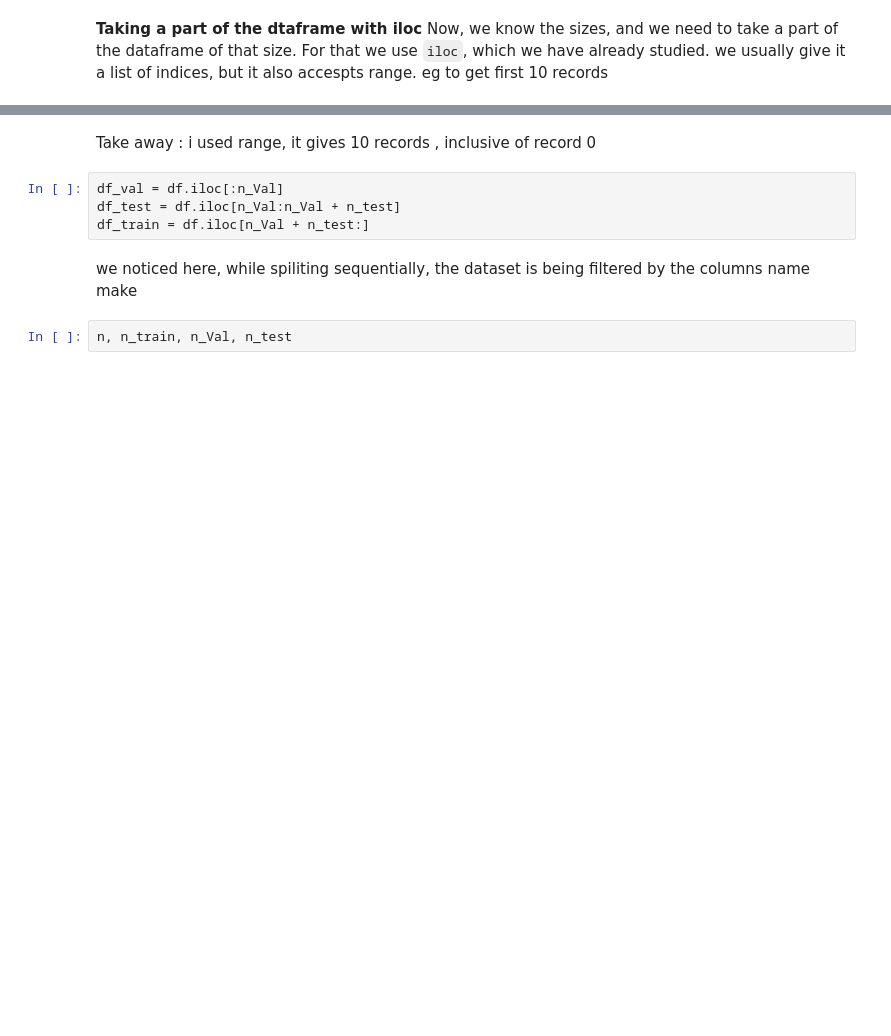
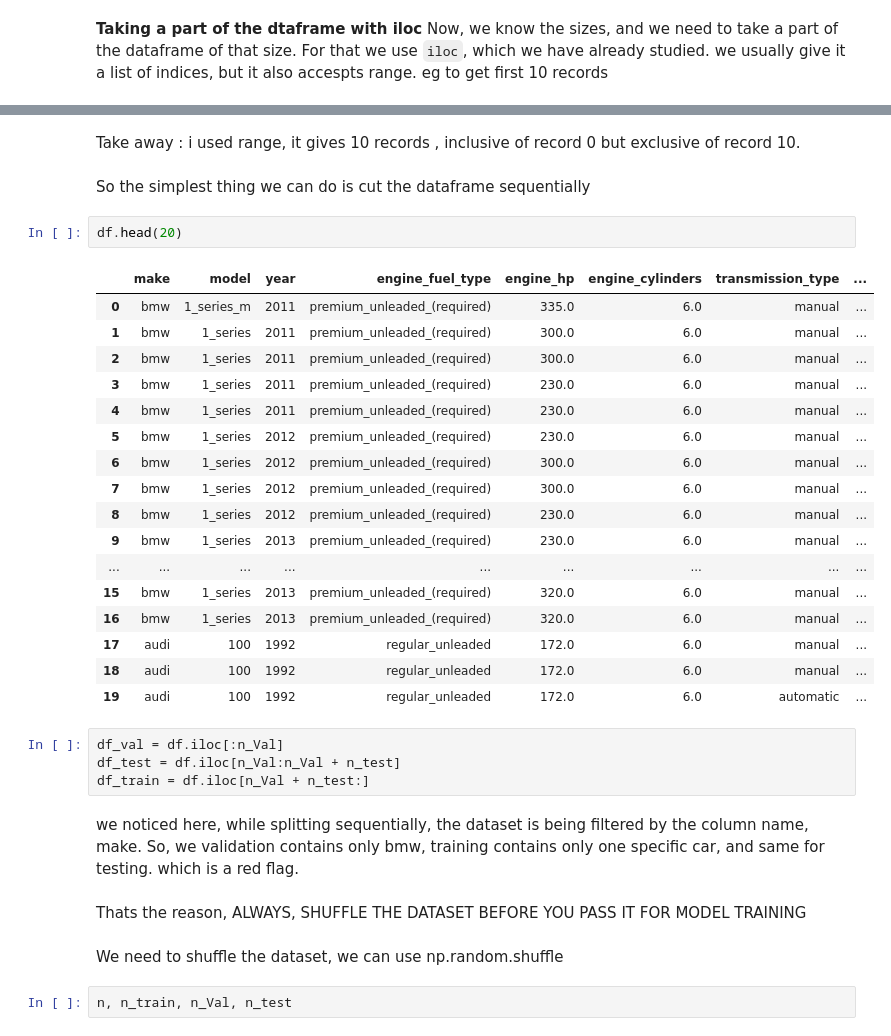
Before and after one commit to asmipandey18/Machine_learning, a Jupyter notebook: Regression_ML.ipynb, the cells around one changed output, grey strips where cells are left out. Drawn from its saved outputs; the diff is of its cells as text; blank space fills up the shorter version.

```diff
--- a/Regression_ML.ipynb
+++ b/Regression_ML.ipynb
@@ -285,13 +285,39 @@ df.iloc[:10]
 | 8 | bmw | 1_series | 2012 | premium_unleaded_(required) | 230.0 | 6.0 | manual | ... |
 | 9 | bmw | 1_series | 2013 | premium_unleaded_(required) | 230.0 | 6.0 | manual | ... |
 # %% [markdown]
-Take away : i used range, it gives 10 records , inclusive of record 0
+Take away : i used range, it gives 10 records , inclusive of record 0 but exclusive of record 10.
+# %% [markdown]
+So the simplest thing we can do is cut the dataframe sequentially
+# %%
+df.head(20)
+# %% [output]
+|  | make | model | year | engine_fuel_type | engine_hp | engine_cylinders | transmission_type | ... |
+| 0 | bmw | 1_series_m | 2011 | premium_unleaded_(required) | 335.0 | 6.0 | manual | ... |
+| 1 | bmw | 1_series | 2011 | premium_unleaded_(required) | 300.0 | 6.0 | manual | ... |
+| 2 | bmw | 1_series | 2011 | premium_unleaded_(required) | 300.0 | 6.0 | manual | ... |
+| 3 | bmw | 1_series | 2011 | premium_unleaded_(required) | 230.0 | 6.0 | manual | ... |
+| 4 | bmw | 1_series | 2011 | premium_unleaded_(required) | 230.0 | 6.0 | manual | ... |
+| 5 | bmw | 1_series | 2012 | premium_unleaded_(required) | 230.0 | 6.0 | manual | ... |
+| 6 | bmw | 1_series | 2012 | premium_unleaded_(required) | 300.0 | 6.0 | manual | ... |
+| 7 | bmw | 1_series | 2012 | premium_unleaded_(required) | 300.0 | 6.0 | manual | ... |
+| 8 | bmw | 1_series | 2012 | premium_unleaded_(required) | 230.0 | 6.0 | manual | ... |
+| 9 | bmw | 1_series | 2013 | premium_unleaded_(required) | 230.0 | 6.0 | manual | ... |
+| ... | ... | ... | ... | ... | ... | ... | ... | ... |
+| 15 | bmw | 1_series | 2013 | premium_unleaded_(required) | 320.0 | 6.0 | manual | ... |
+| 16 | bmw | 1_series | 2013 | premium_unleaded_(required) | 320.0 | 6.0 | manual | ... |
+| 17 | audi | 100 | 1992 | regular_unleaded | 172.0 | 6.0 | manual | ... |
+| 18 | audi | 100 | 1992 | regular_unleaded | 172.0 | 6.0 | manual | ... |
+| 19 | audi | 100 | 1992 | regular_unleaded | 172.0 | 6.0 | automatic | ... |
 # %%
 df_val = df.iloc[:n_Val]
 df_test = df.iloc[n_Val:n_Val + n_test]
 df_train = df.iloc[n_Val + n_test:]
 # %% [markdown]
-we noticed here, while spiliting sequentially, the dataset is being filtered by the columns name make
+we noticed here, while splitting sequentially, the dataset is being filtered by the column name, make. So, we validation contains only bmw, training contains only one specific car, and same for testing. which is a red flag.
+# %% [markdown]
+Thats the reason, ALWAYS, SHUFFLE THE DATASET BEFORE YOU PASS IT FOR MODEL TRAINING
+# %% [markdown]
+We need to shuffle the dataset,  we can use np.random.shuffle
 # %%
 n, n_train, n_Val, n_test
 # %% [output]
```
Also changed, not shown: parts of 21 cells of this notebook.
